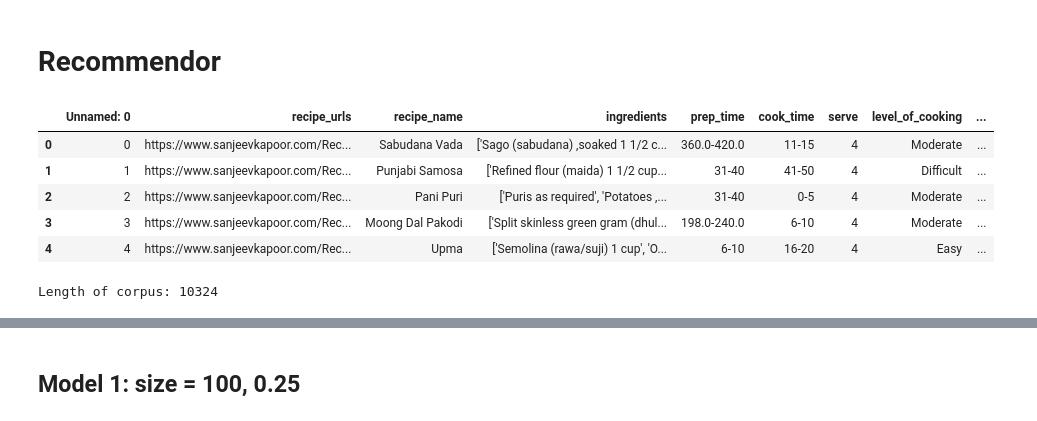
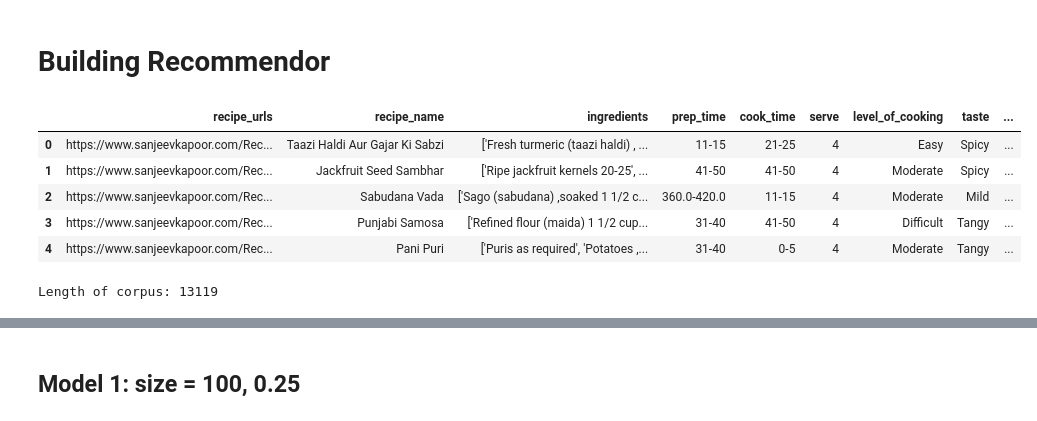
Before and after one commit to ridhika123/RecipeRecommendation, a Jupyter notebook: Models_And_Evaluation.ipynb, the cells around one changed output, grey strips where cells are left out. Drawn from its saved outputs; the diff is of its cells as text; code cells hidden in the pictures.

```diff
--- a/Models_And_Evaluation.ipynb
+++ b/Models_And_Evaluation.ipynb
@@ -11,19 +17,25 @@ import re
 # %% [markdown]
-# Recommendor
+# Building Recommendor
 # %%
-df = pd.read_csv('df_parsed_2.csv')
+# importing cleaned data set
+df = pd.read_csv('df_cleaned_final.csv')
 df.head(5)
 # %% [output]
-|  | Unnamed: 0 | recipe_urls | recipe_name | ingredients | prep_time | cook_time | serve | level_of_cooking | ... |
-| 0 | 0 | https://www.sanjeevkapoor.com/Rec... | Sabudana Vada | ['Sago (sabudana) ,soaked 1 1/2 c... | 360.0-420.0 | 11-15 | 4 | Moderate | ... |
-| 1 | 1 | https://www.sanjeevkapoor.com/Rec... | Punjabi Samosa | ['Refined flour (maida) 1 1/2 cup... | 31-40 | 41-50 | 4 | Difficult | ... |
-| 2 | 2 | https://www.sanjeevkapoor.com/Rec... | Pani Puri | ['Puris as required', 'Potatoes ,... | 31-40 | 0-5 | 4 | Moderate | ... |
-| 3 | 3 | https://www.sanjeevkapoor.com/Rec... | Moong Dal Pakodi | ['Split skinless green gram (dhul... | 198.0-240.0 | 6-10 | 4 | Moderate | ... |
-| 4 | 4 | https://www.sanjeevkapoor.com/Rec... | Upma | ['Semolina (rawa/suji) 1 cup', 'O... | 6-10 | 16-20 | 4 | Easy | ... |
+|  | recipe_urls | recipe_name | ingredients | prep_time | cook_time | serve | level_of_cooking | taste | ... |
+| 0 | https://www.sanjeevkapoor.com/Rec... | Taazi Haldi Aur Gajar Ki Sabzi | ['Fresh turmeric (taazi haldi) , ... | 11-15 | 21-25 | 4 | Easy | Spicy | ... |
+| 1 | https://www.sanjeevkapoor.com/Rec... | Jackfruit Seed Sambhar | ['Ripe jackfruit kernels 20-25', ... | 41-50 | 41-50 | 4 | Moderate | Spicy | ... |
+| 2 | https://www.sanjeevkapoor.com/Rec... | Sabudana Vada | ['Sago (sabudana) ,soaked 1 1/2 c... | 360.0-420.0 | 11-15 | 4 | Moderate | Mild | ... |
+| 3 | https://www.sanjeevkapoor.com/Rec... | Punjabi Samosa | ['Refined flour (maida) 1 1/2 cup... | 31-40 | 41-50 | 4 | Difficult | Tangy | ... |
+| 4 | https://www.sanjeevkapoor.com/Rec... | Pani Puri | ['Puris as required', 'Potatoes ,... | 31-40 | 0-5 | 4 | Moderate | Tangy | ... |
 # %%
 def get_and_sort_corpus(data):
+
+    '''
+    Getting corpus from ingredients_cleaned and sorting each recipe alphabetically.
+    '''
+
     corpus_sorted = []
-    for doc in data.ingredients_parsed.values:
+    for doc in data.ingredients_cleaned.values:
         doc_list = ast.literal_eval(doc)
         doc_list.sort()
         corpus_sorted.append(doc_list)
@@ -32,6 +44,6 @@ def get_and_sort_corpus(data):
 corpus = get_and_sort_corpus(df)
 print(f"Length of corpus: {len(corpus)}")
 # %% [output]
-Length of corpus: 10324
+Length of corpus: 13119
 # %%
 corpus
```
Also changed, not shown: parts of 83 cells of this notebook, 3 other files.
